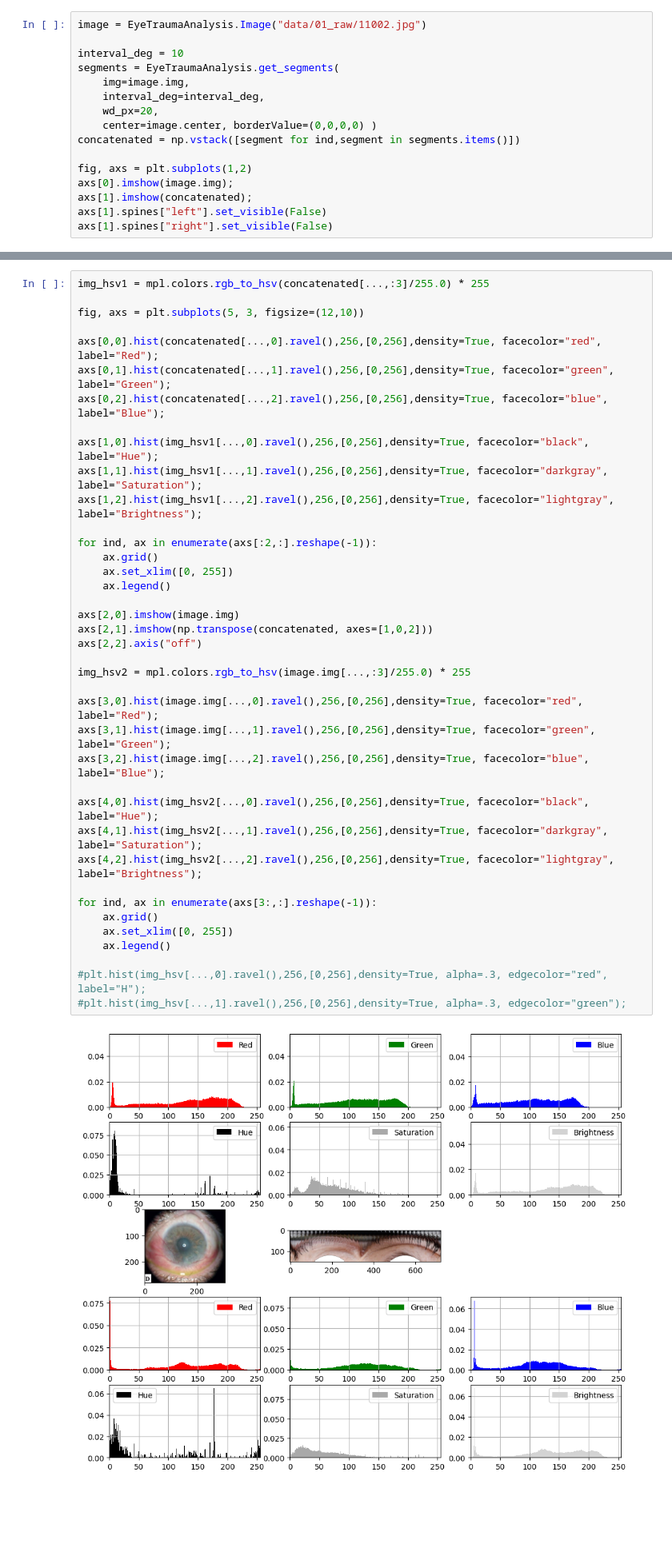
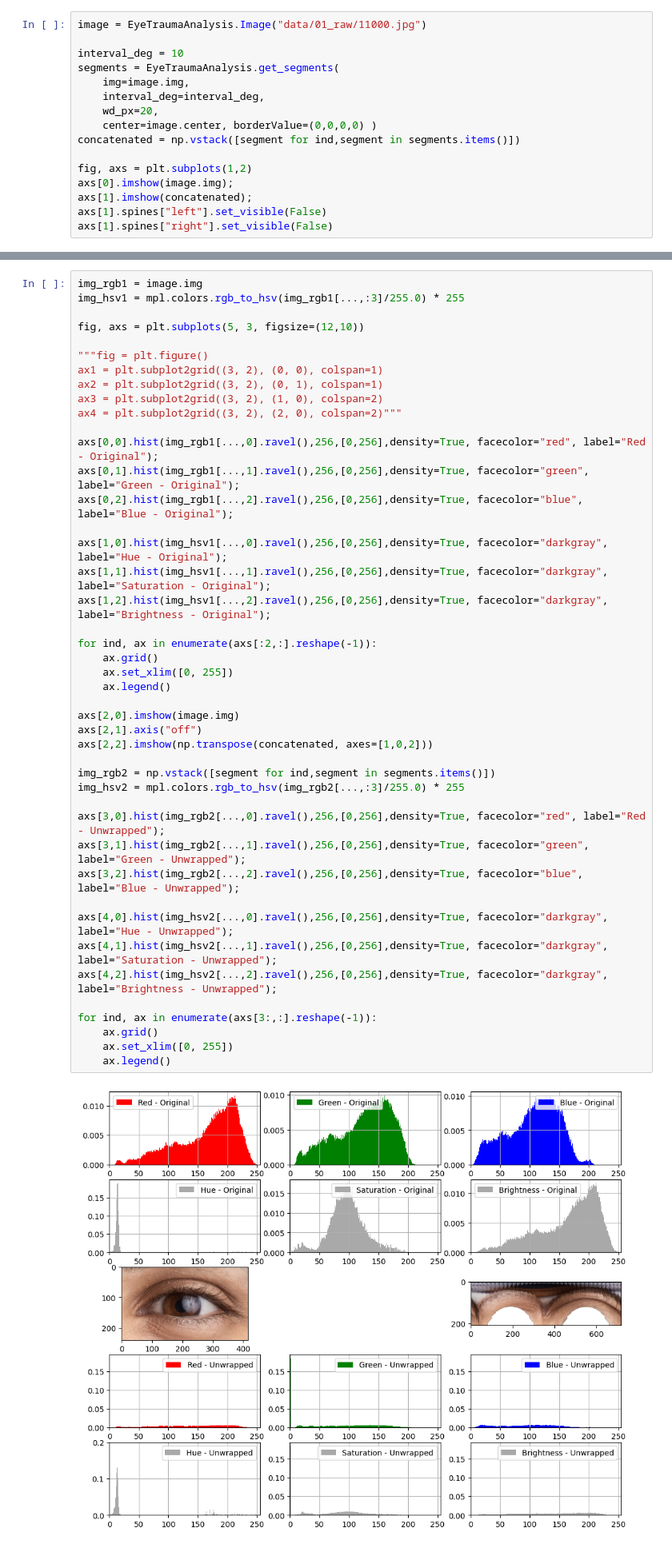
Before and after one commit to ethanrasmussen/EyeTraumaAnalysis, a Jupyter notebook: src/notebooks/skin_removal.ipynb, the cells around one changed output, grey strips where cells are left out. Shown at 80% size. Saved outputs shown, nothing was run; the diff lists cells and outputs as text; blank space fills up the shorter version.

```diff
--- a/src/notebooks/skin_removal.ipynb
+++ b/src/notebooks/skin_removal.ipynb
@@ -18,5 +22,5 @@ import matplotlib as mpl
 # %%
-image = EyeTraumaAnalysis.Image("data/01_raw/11002.jpg")
+image = EyeTraumaAnalysis.Image("data/01_raw/11000.jpg")
 
 interval_deg = 10
 segments = EyeTraumaAnalysis.get_segments(
@@ -83,43 +88,48 @@ img_hsv1[100,0]
 # %% [output]
 array([178.5       , 141.66666667,   9.        ])
 # %%
-img_hsv1 = mpl.colors.rgb_to_hsv(concatenated[...,:3]/255.0) * 255
+img_rgb1 = image.img
+img_hsv1 = mpl.colors.rgb_to_hsv(img_rgb1[...,:3]/255.0) * 255
 
 fig, axs = plt.subplots(5, 3, figsize=(12,10))
 
-axs[0,0].hist(concatenated[...,0].ravel(),256,[0,256],density=True, facecolor="red", label="Red");
-axs[0,1].hist(concatenated[...,1].ravel(),256,[0,256],density=True, facecolor="green", label="Green");
-axs[0,2].hist(concatenated[...,2].ravel(),256,[0,256],density=True, facecolor="blue", label="Blue");
+"""fig = plt.figure()
+ax1 = plt.subplot2grid((3, 2), (0, 0), colspan=1)
+ax2 = plt.subplot2grid((3, 2), (0, 1), colspan=1)
+ax3 = plt.subplot2grid((3, 2), (1, 0), colspan=2)
+ax4 = plt.subplot2grid((3, 2), (2, 0), colspan=2)"""
 
-axs[1,0].hist(img_hsv1[...,0].ravel(),256,[0,256],density=True, facecolor="black", label="Hue");
-axs[1,1].hist(img_hsv1[...,1].ravel(),256,[0,256],density=True, facecolor="darkgray", label="Saturation");
-axs[1,2].hist(img_hsv1[...,2].ravel(),256,[0,256],density=True, facecolor="lightgray", label="Brightness");
+axs[0,0].hist(img_rgb1[...,0].ravel(),256,[0,256],density=True, facecolor="red", label="Red - Original");
+axs[0,1].hist(img_rgb1[...,1].ravel(),256,[0,256],density=True, facecolor="green", label="Green - Original");
+axs[0,2].hist(img_rgb1[...,2].ravel(),256,[0,256],density=True, facecolor="blue", label="Blue - Original");
+
+axs[1,0].hist(img_hsv1[...,0].ravel(),256,[0,256],density=True, facecolor="darkgray", label="Hue - Original");
+axs[1,1].hist(img_hsv1[...,1].ravel(),256,[0,256],density=True, facecolor="darkgray", label="Saturation - Original");
+axs[1,2].hist(img_hsv1[...,2].ravel(),256,[0,256],density=True, facecolor="darkgray", label="Brightness - Original");
 
 for ind, ax in enumerate(axs[:2,:].reshape(-1)):
     ax.grid()
     ax.set_xlim([0, 255])
     ax.legend()
 
 axs[2,0].imshow(image.img)
-axs[2,1].imshow(np.transpose(concatenated, axes=[1,0,2]))
-axs[2,2].axis("off")
+axs[2,1].axis("off")
+axs[2,2].imshow(np.transpose(concatenated, axes=[1,0,2]))
 
-img_hsv2 = mpl.colors.rgb_to_hsv(image.img[...,:3]/255.0) * 255
+img_rgb2 = np.vstack([segment for ind,segment in segments.items()])
+img_hsv2 = mpl.colors.rgb_to_hsv(img_rgb2[...,:3]/255.0) * 255
 
-axs[3,0].hist(image.img[...,0].ravel(),256,[0,256],density=True, facecolor="red", label="Red");
-axs[3,1].hist(image.img[...,1].ravel(),256,[0,256],density=True, facecolor="green", label="Green");
-axs[3,2].hist(image.img[...,2].ravel(),256,[0,256],density=True, facecolor="blue", label="Blue");
+axs[3,0].hist(img_rgb2[...,0].ravel(),256,[0,256],density=True, facecolor="red", label="Red - Unwrapped");
+axs[3,1].hist(img_rgb2[...,1].ravel(),256,[0,256],density=True, facecolor="green", label="Green - Unwrapped");
+axs[3,2].hist(img_rgb2[...,2].ravel(),256,[0,256],density=True, facecolor="blue", label="Blue - Unwrapped");
 
-axs[4,0].hist(img_hsv2[...,0].ravel(),256,[0,256],density=True, facecolor="black", label="Hue");
-axs[4,1].hist(img_hsv2[...,1].ravel(),256,[0,256],density=True, facecolor="darkgray", label="Saturation");
-axs[4,2].hist(img_hsv2[...,2].ravel(),256,[0,256],density=True, facecolor="lightgray", label="Brightness");
+axs[4,0].hist(img_hsv2[...,0].ravel(),256,[0,256],density=True, facecolor="darkgray", label="Hue - Unwrapped");
+axs[4,1].hist(img_hsv2[...,1].ravel(),256,[0,256],density=True, facecolor="darkgray", label="Saturation - Unwrapped");
+axs[4,2].hist(img_hsv2[...,2].ravel(),256,[0,256],density=True, facecolor="darkgray", label="Brightness - Unwrapped");
 
 for ind, ax in enumerate(axs[3:,:].reshape(-1)):
     ax.grid()
     ax.set_xlim([0, 255])
     ax.legend()
-
-#plt.hist(img_hsv[...,0].ravel(),256,[0,256],density=True, alpha=.3, edgecolor="red", label="H");
-#plt.hist(img_hsv[...,1].ravel(),256,[0,256],density=True, alpha=.3, edgecolor="green");
 # %% [output]
-[figure, old version]
+[figure, new version]
```
Also changed, not shown: parts of 6 cells of this notebook, 8 other files.
